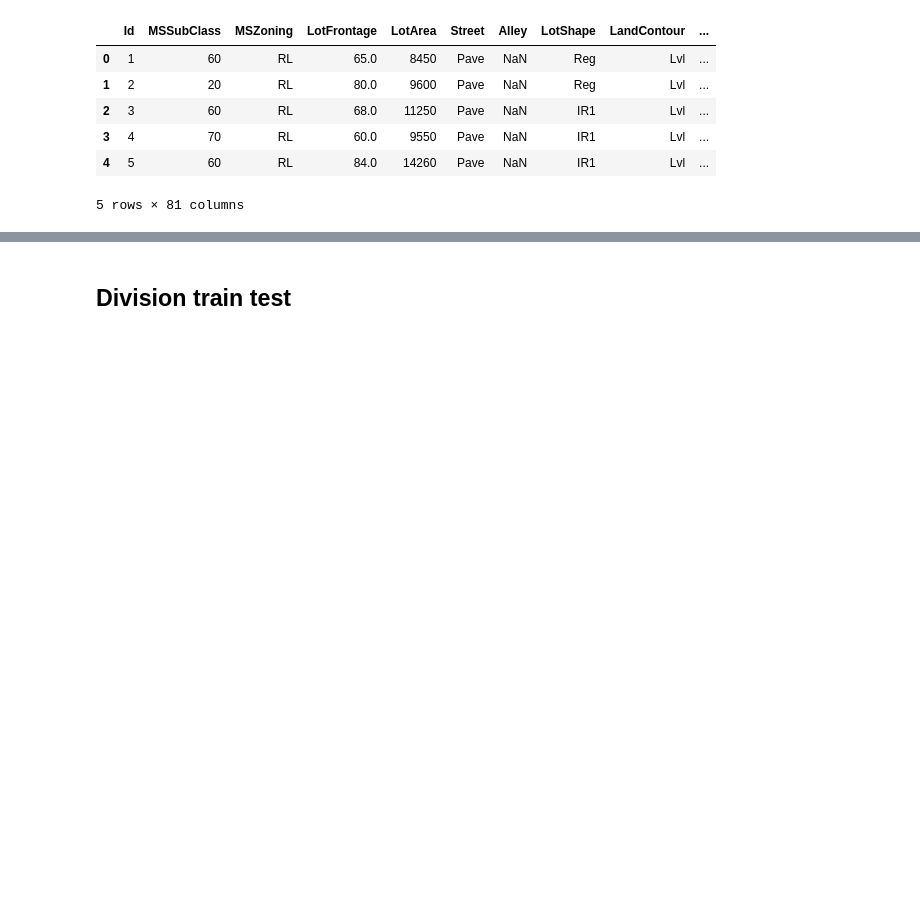
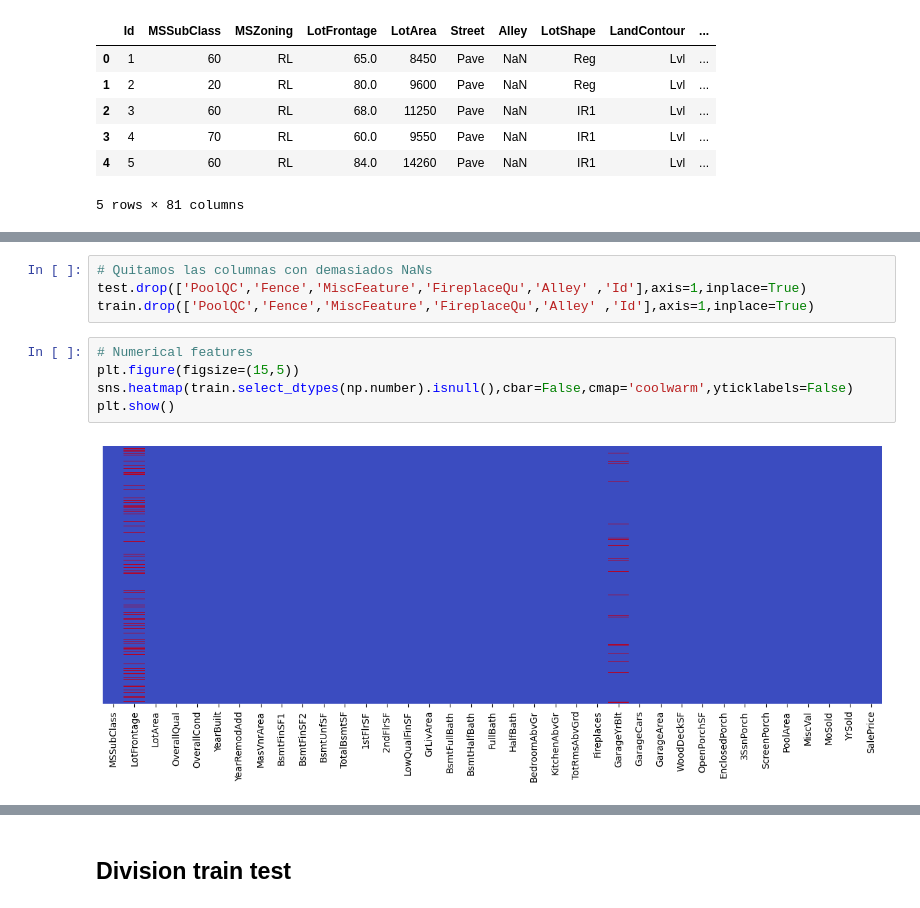
Before and after one commit to abldvd/houseprice, a Jupyter notebook: HousePriceEstimation.ipynb, the cells around one changed output, grey strips where cells are left out. Cells and saved outputs as stored; diff of their text form; blank space fills up the shorter version.

Commit message:
Fixed preprocessing and data visualization

```diff
--- a/HousePriceEstimation.ipynb
+++ b/HousePriceEstimation.ipynb
@@ -86,0 +112,11 @@ train.head()
+# %%
+# Quitamos las columnas con demasiados NaNs
+test.drop(['PoolQC','Fence','MiscFeature','FireplaceQu','Alley' ,'Id'],axis=1,inplace=True)
+train.drop(['PoolQC','Fence','MiscFeature','FireplaceQu','Alley' ,'Id'],axis=1,inplace=True)
+# %%
+# Numerical features
+plt.figure(figsize=(15,5))
+sns.heatmap(train.select_dtypes(np.number).isnull(),cbar=False,cmap='coolwarm',yticklabels=False)
+plt.show()
+# %% [output]
+[figure, added]
```
Also changed, not shown: parts of 13 cells of this notebook.
